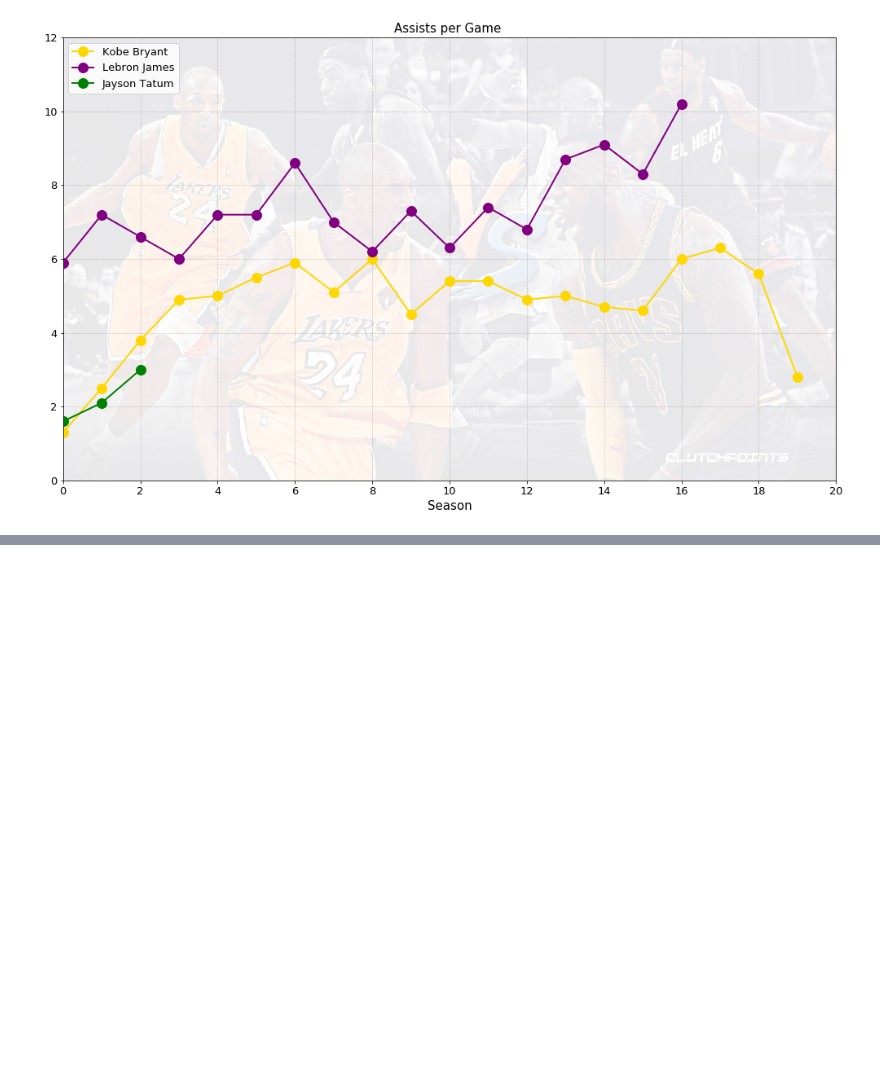
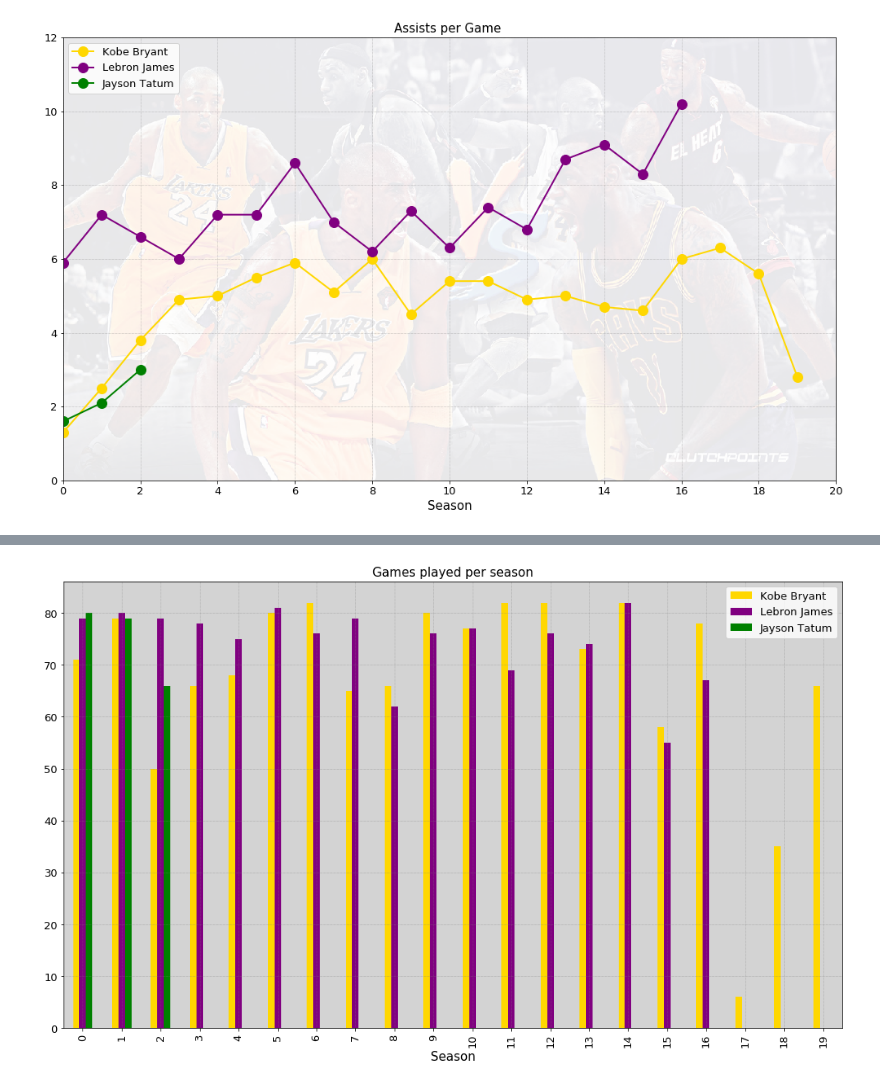
Before and after one commit to DemetrisEng/Data-Analysis-Machine-Learning, a Jupyter notebook: Jayson Tatum.ipynb, the cells around one changed output, grey strips where cells are left out. Drawn from its saved outputs; the diff is of its cells as text; code cells hidden in the pictures; blank space fills up the shorter version.

```diff
--- a/Jayson Tatum.ipynb
+++ b/Jayson Tatum.ipynb
@@ -414,0 +420,4 @@ ax.imshow(img,aspect='auto',alpha=0.1 ,extent=[0, 20, 0, 12])
+# %%
+df_games=pd.concat([df_kobe_FGreg['Games Regular'].reset_index(),df_king_FGreg['Games Regular'].reset_index(),df_reg['G'].reset_index()],axis=1)
+del df_games['Season']
+df_games.head()
@@ -414,0 +431,11 @@ ax.imshow(img,aspect='auto',alpha=0.1 ,extent=[0, 20, 0, 12])
+# %%
+ax=df_games.plot(kind='bar',figsize=(17,10),color=['gold','purple','green'])
+ax.set_facecolor('lightgrey')
+ax.grid(color='grey', linestyle='dotted', linewidth=0.5)
+ax.set_title('Games played per season',fontsize=15)
+ax.set_xlabel('Season',fontsize=15)
+ax.tick_params(axis='both', which='major', labelsize=13)
+ax.legend(['Kobe Bryant','Lebron James','Jayson Tatum'],fontsize=13,loc='upper right')
+plt.show()
+# %% [output]
+[figure, added]
```
Also changed, not shown: parts of 34 cells of this notebook.
